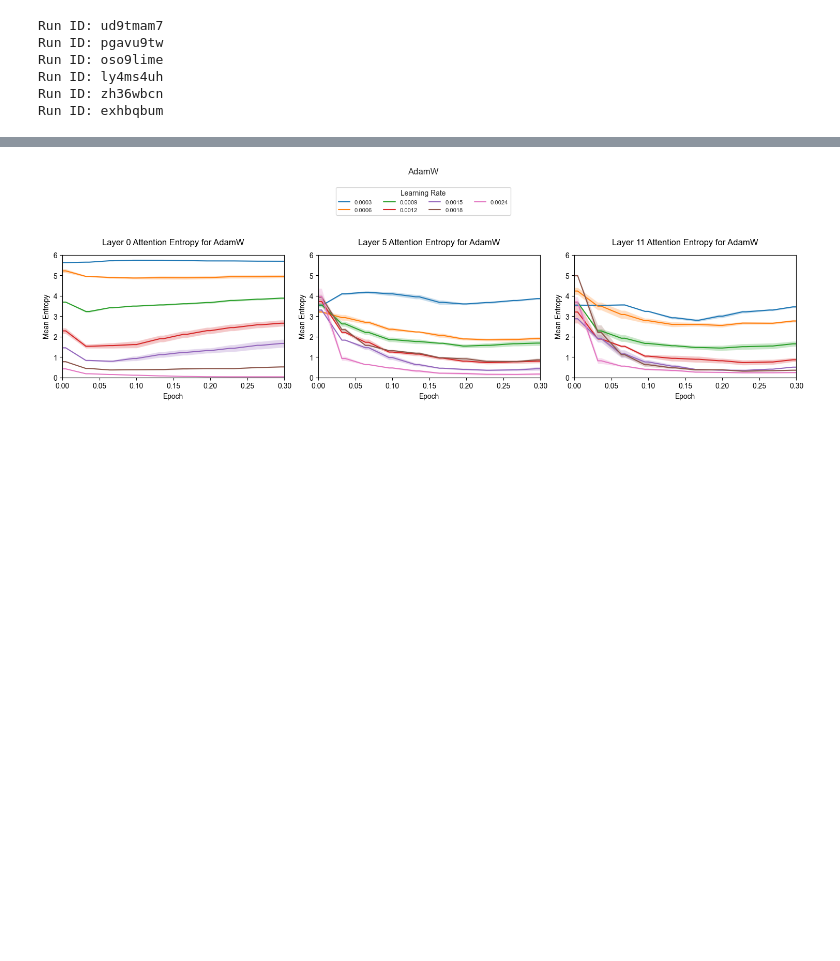
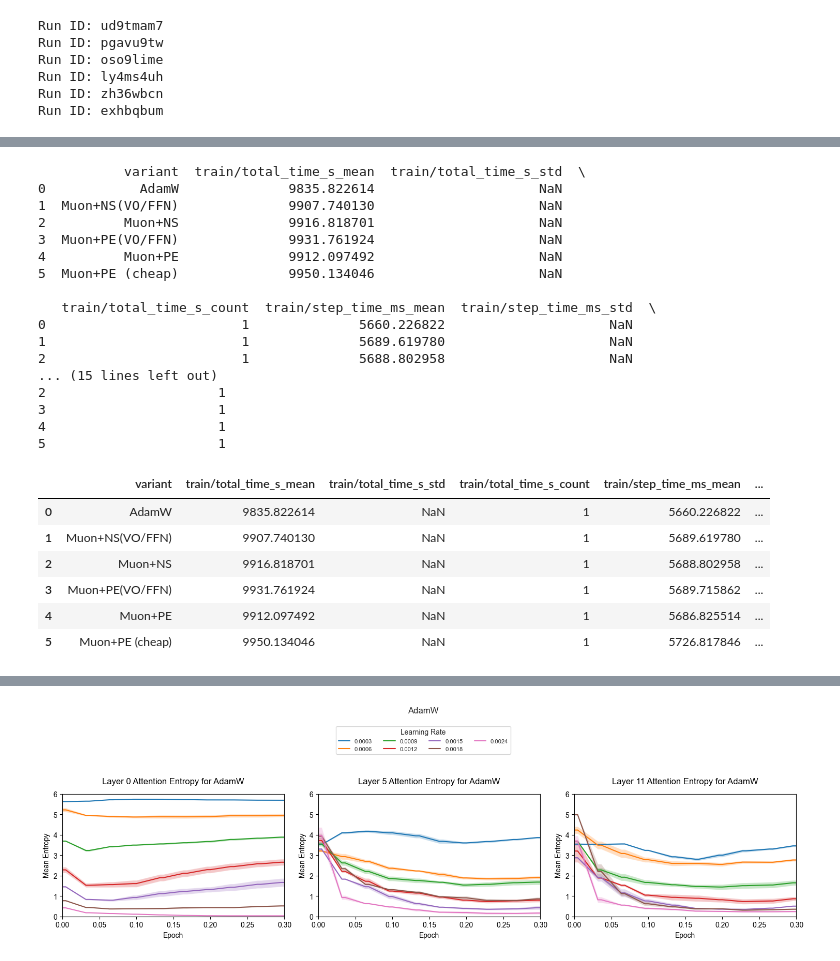
Before and after one commit to nraultwang/cs182-project, a Jupyter notebook: plotting/main.ipynb, the cells around one changed output, grey strips where cells are left out. Drawn from its saved outputs; the diff is of its cells as text; code cells hidden in the pictures; blank space fills up the shorter version.

```diff
--- a/plotting/main.ipynb
+++ b/plotting/main.ipynb
@@ -1145,3 +1223,31 @@ download_all_plot_data(layers=(0, 5, 11))
 [download] train/loss for Muon-PE-VOFFN (attn sweeps)...
   saved to plotting/cache/trainloss_Muon-PE-VOFFN.pkl
 Done. Future plotting calls will use cached data unless use_cache=False.
+# %%
+timing_runs_df, timing_summary_df = get_timing_by_variant()
+timing_summary_df
+# %% [output]
+           variant  train/total_time_s_mean  train/total_time_s_std  \
+0            AdamW              9835.822614                     NaN
+1  Muon+NS(VO/FFN)              9907.740130                     NaN
+2          Muon+NS              9916.818701                     NaN
+3  Muon+PE(VO/FFN)              9931.761924                     NaN
+4          Muon+PE              9912.097492                     NaN
+5  Muon+PE (cheap)              9950.134046                     NaN
+
+   train/total_time_s_count  train/step_time_ms_mean  train/step_time_ms_std  \
+0                         1              5660.226822                     NaN
+1                         1              5689.619780                     NaN
+2                         1              5688.802958                     NaN
+... (15 lines left out)
+2                      1
+3                      1
+4                      1
+5                      1
+|  | variant | train/total_time_s_mean | train/total_time_s_std | train/total_time_s_count | train/step_time_ms_mean | ... |
+| 0 | AdamW | 9835.822614 | NaN | 1 | 5660.226822 | ... |
+| 1 | Muon+NS(VO/FFN) | 9907.740130 | NaN | 1 | 5689.619780 | ... |
+| 2 | Muon+NS | 9916.818701 | NaN | 1 | 5688.802958 | ... |
+| 3 | Muon+PE(VO/FFN) | 9931.761924 | NaN | 1 | 5689.715862 | ... |
+| 4 | Muon+PE | 9912.097492 | NaN | 1 | 5686.825514 | ... |
+| 5 | Muon+PE (cheap) | 9950.134046 | NaN | 1 | 5726.817846 | ... |
```
Also changed, not shown: parts of 7 cells of this notebook, 1 other file.
